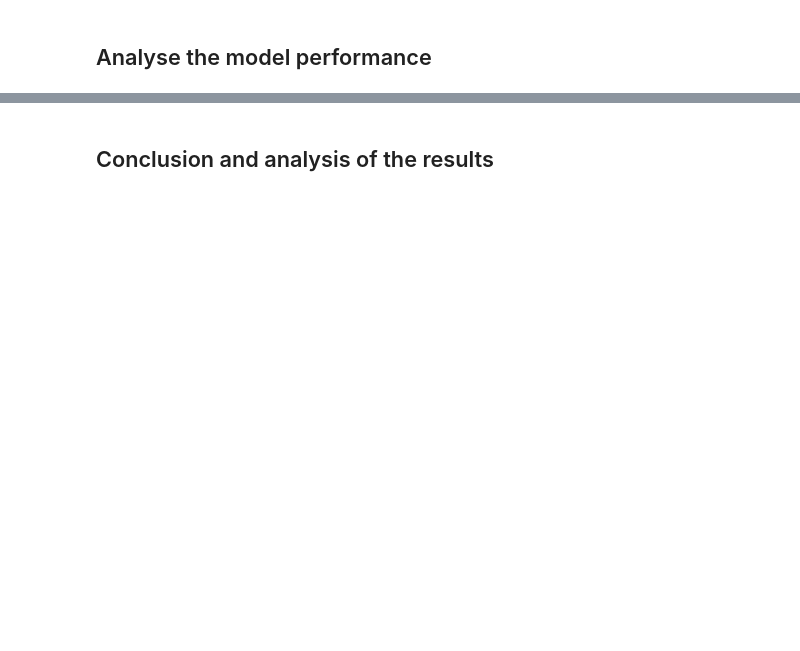
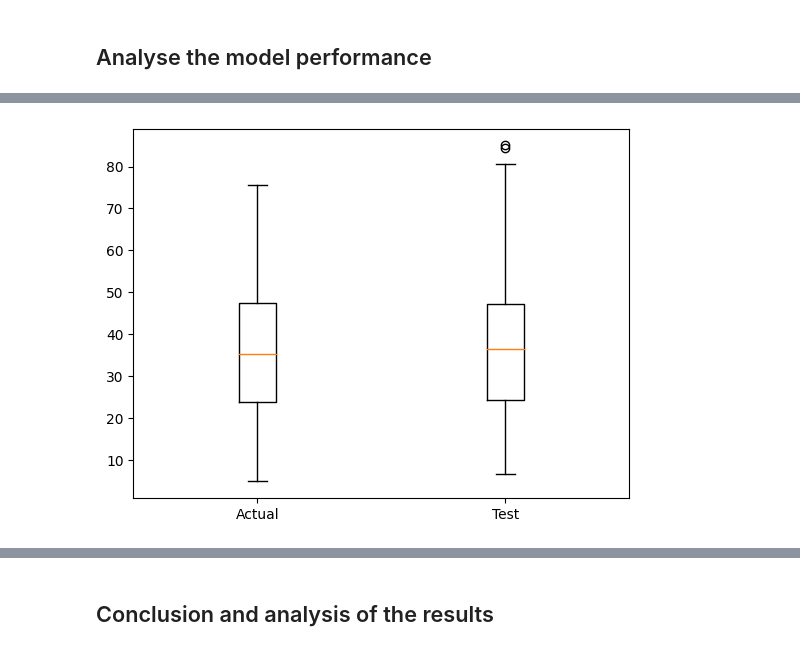
Before and after one commit to AndriyBabiy/goit_deep-learning, a Jupyter notebook: 01_PyTorch_Fundamentals/01_PyTorch_Fundementals.ipynb, the cells around one changed output, grey strips where cells are left out. Cells and saved outputs as stored; diff of their text form; code cells hidden in the pictures; blank space fills up the shorter version.

```diff
--- a/01_PyTorch_Fundamentals/01_PyTorch_Fundementals.ipynb
+++ b/01_PyTorch_Fundamentals/01_PyTorch_Fundementals.ipynb
@@ -429,0 +410,14 @@ plt.show()
+# %%
+def flatten(xss):
+    return [x for xs in xss for x in xs]
+
+y_pred_actual_arr = flatten(y_pred_actual)
+y_pred_test_arr = flatten(y_pred_test)
+# %%
+data = [y_pred_actual_arr, y_pred_test_arr]
+
+plt.boxplot(data, labels = ["Actual", "Test"])
+
+plt.show()
+# %% [output]
+[figure, added]
```
Also changed, not shown: parts of 9 cells of this notebook.
